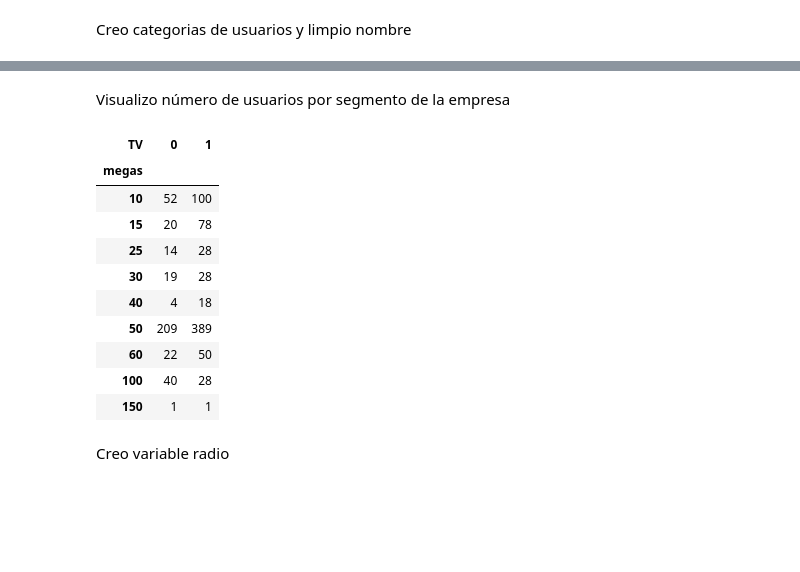
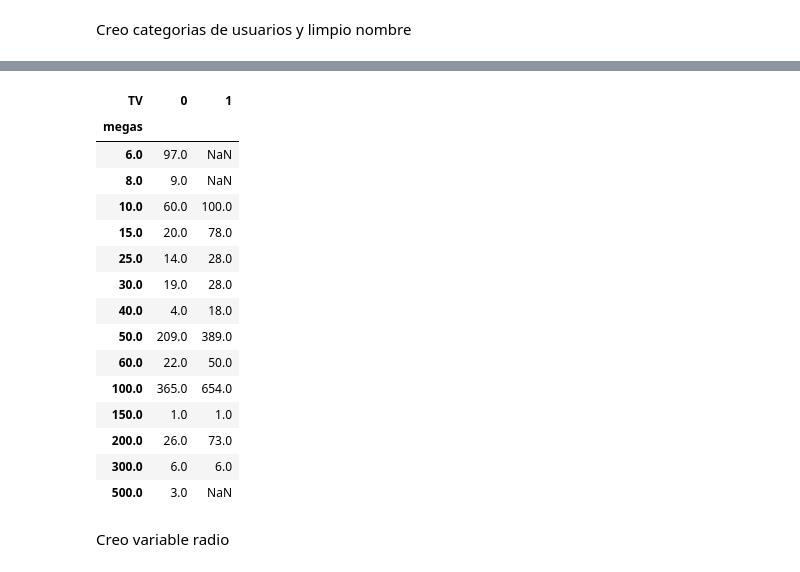
Before and after one commit to juliandiazparra/reduc_serv_times, a Jupyter notebook: 0.2 Limpieza_usuarios.ipynb, the cells around one changed output, grey strips where cells are left out. Cells and saved outputs as stored; diff of their text form; code cells hidden in the pictures; blank space fills up the shorter version.

```diff
--- a/0.2 Limpieza_usuarios.ipynb
+++ b/0.2 Limpieza_usuarios.ipynb
@@ -150,9 +246,10 @@ Creo variable de TV
 # %%
-#Lleno Nan
-depurada_base_usuarios.loc[:,'Plan voip'].fillna('', inplace=True)
+#Pego base planes y megas
+depurada_base_usuarios=depurada_base_usuarios.merge(df_planes_clean,on='Plan',how='left')
 
-#Creo variable
-depurada_base_usuarios.loc[:, 'TV']=depurada_base_usuarios[
-    'Plan voip'].str.contains('recaudo a terceros', case=False)*1
+# Llenar valores NaN de 'Plan voip'
+depurada_base_usuarios.loc[:,'Plan voip'] = depurada_base_usuarios['Plan voip'].fillna('')
 
-depurada_base_usuarios['TV'].value_counts()
+# Crear la variable 'TV'
+depurada_base_usuarios.loc[:,'TV'] = ((depurada_base_usuarios['Plan'].str.contains('plus',case=False))|
+                                (depurada_base_usuarios['Plan voip'].str.contains('recaudo a terceros', case=False))).astype(int)
@@ -172,24 +255,0 @@ Creo variable de megas
-# %%
-#Creo megas que maneja la empresa
-megas=[10, 15,25, 30, 40, 50, 60, 100, 150]
-
-#Limpio Nan de variable plan
-depurada_base_usuarios.loc[:, 'Plan'].fillna('', inplace=True)
-
-#Creo variable megas
-depurada_base_usuarios.loc[:,'megas']=np.select([
-    depurada_base_usuarios['Plan'].str.contains('10X10', case=False),
-    depurada_base_usuarios['Plan'].str.contains('15X15', case=False),
-    depurada_base_usuarios['Plan'].str.contains('25X25', case=False),
-    depurada_base_usuarios['Plan'].str.contains('30X30', case=False),
-    depurada_base_usuarios['Plan'].str.contains('40X40', case=False),
-    depurada_base_usuarios['Plan'].str.contains('50X50', case=False),
-    depurada_base_usuarios['Plan'].str.contains('60X60', case=False),
-    depurada_base_usuarios['Plan'].str.contains('100X100|100X30', case=False),
-    depurada_base_usuarios['Plan'].str.contains('150X150', case=False),],
-    choicelist=megas)
-#Limpio vacíos
-depurada_base_usuarios.loc[
-    depurada_base_usuarios['megas']=='0','megas']=0
-
-depurada_base_usuarios['megas'].value_counts().sort_values(ascending=False)
@@ -215,21 +256,23 @@ Name: count, dtype: int64
-# %% [markdown]
-Visualizo número de usuarios por segmento de la empresa
-# %%
-mask_megas=depurada_base_usuarios['megas']!=0
-
-pd.pivot_table(
-    depurada_base_usuarios.loc[mask_megas], index='megas', columns='TV', values='Id', aggfunc='nunique')
-# %% [output]
-| TV | 0 | 1 |
-| megas |  |  |
-| 10 | 52 | 100 |
-| 15 | 20 | 78 |
-| 25 | 14 | 28 |
-| 30 | 19 | 28 |
-| 40 | 4 | 18 |
-| 50 | 209 | 389 |
-| 60 | 22 | 50 |
-| 100 | 40 | 28 |
-| 150 | 1 | 1 |
+# %%
+#Verifico segmentos de la empresa por megas y TV
+pd.pivot_table(
+    depurada_base_usuarios, index='megas', columns='TV', values='Id', aggfunc='nunique')
+# %% [output]
+| TV | 0 | 1 |
+| megas |  |  |
+| 6.0 | 97.0 | NaN |
+| 8.0 | 9.0 | NaN |
+| 10.0 | 60.0 | 100.0 |
+| 15.0 | 20.0 | 78.0 |
+| 25.0 | 14.0 | 28.0 |
+| 30.0 | 19.0 | 28.0 |
+| 40.0 | 4.0 | 18.0 |
+| 50.0 | 209.0 | 389.0 |
+| 60.0 | 22.0 | 50.0 |
+| 100.0 | 365.0 | 654.0 |
+| 150.0 | 1.0 | 1.0 |
+| 200.0 | 26.0 | 73.0 |
+| 300.0 | 6.0 | 6.0 |
+| 500.0 | 3.0 | NaN |
 # %% [markdown]
 Creo variable radio
```
Also changed, not shown: parts of 28 cells of this notebook, 1 other file.
